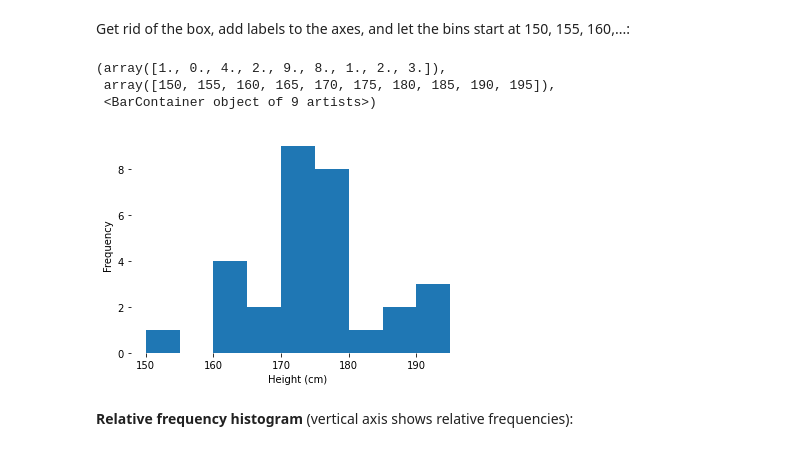
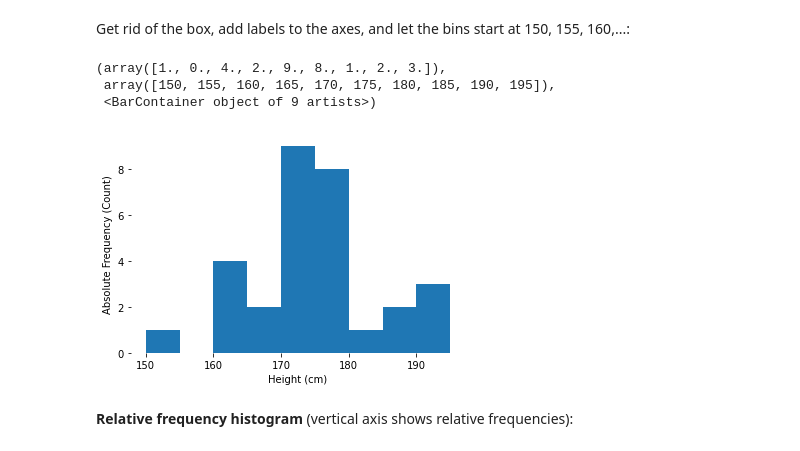
Before and after one commit to luc-hens/luc-hens.github.io, a Jupyter notebook: Statistics-I-using-Python.ipynb, the cells around one changed output. Saved outputs shown, nothing was run; the diff lists cells and outputs as text; code cells hidden in the pictures.

```diff
--- a/Statistics-I-using-Python.ipynb
+++ b/Statistics-I-using-Python.ipynb
@@ -408,14 +408,14 @@ Get rid of the box, add labels to the axes, and let the bins start at 150, 155,
 # %%
 import matplotlib.pyplot as plt
 plt.box(False)              # get rid of the box
 plt.xlabel('Height (cm)')   # add label on x-axis
-plt.ylabel('Frequency')     # add label on x-axis
+plt.ylabel('Absolute Frequency (Count)')     # add label on x-axis
 plt.hist(df.height,bins=[150,155,160,165,170,175,180,185,190,195])
 # %% [output]
 (array([1., 0., 4., 2., 9., 8., 1., 2., 3.]),
  array([150, 155, 160, 165, 170, 175, 180, 185, 190, 195]),
  <BarContainer object of 9 artists>)
-[figure, old version]
+[figure, new version]
 # %% [markdown]
 **Relative frequency histogram** (vertical axis shows relative frequencies):
 # %%
```
Also changed, not shown: parts of 5 cells of this notebook, 1 other file.
